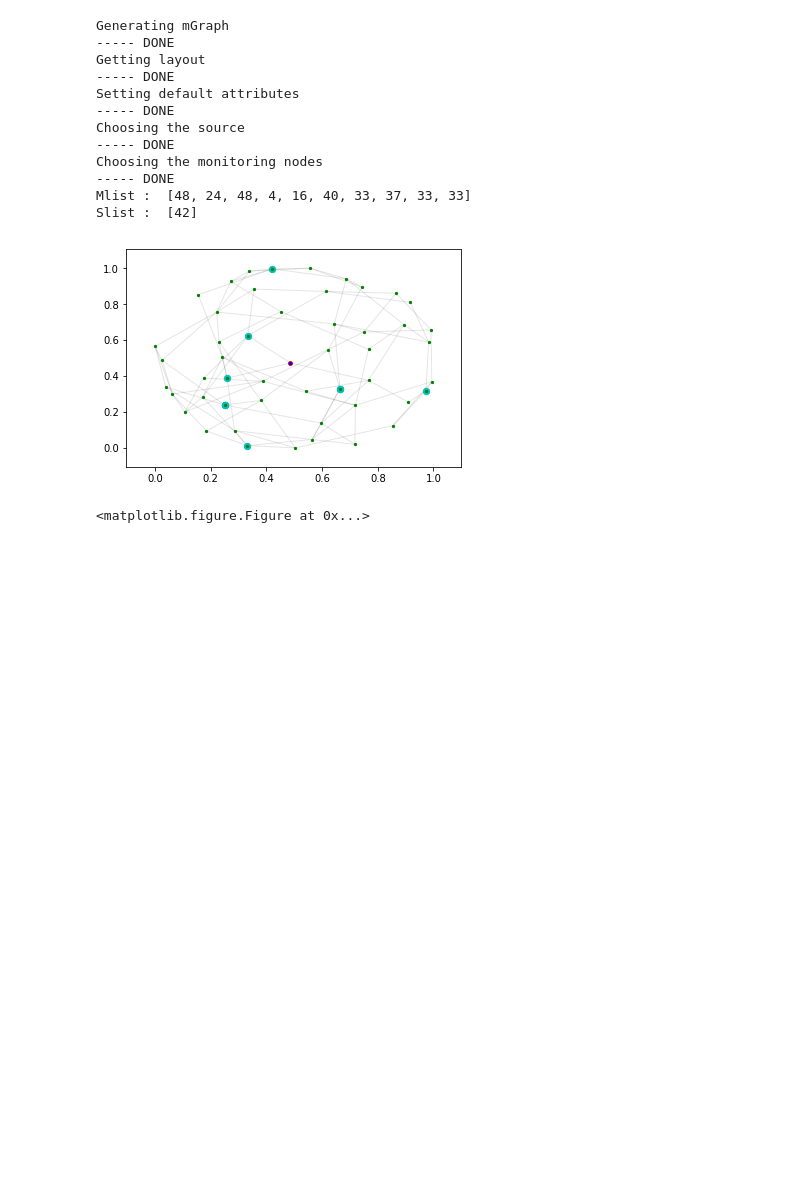
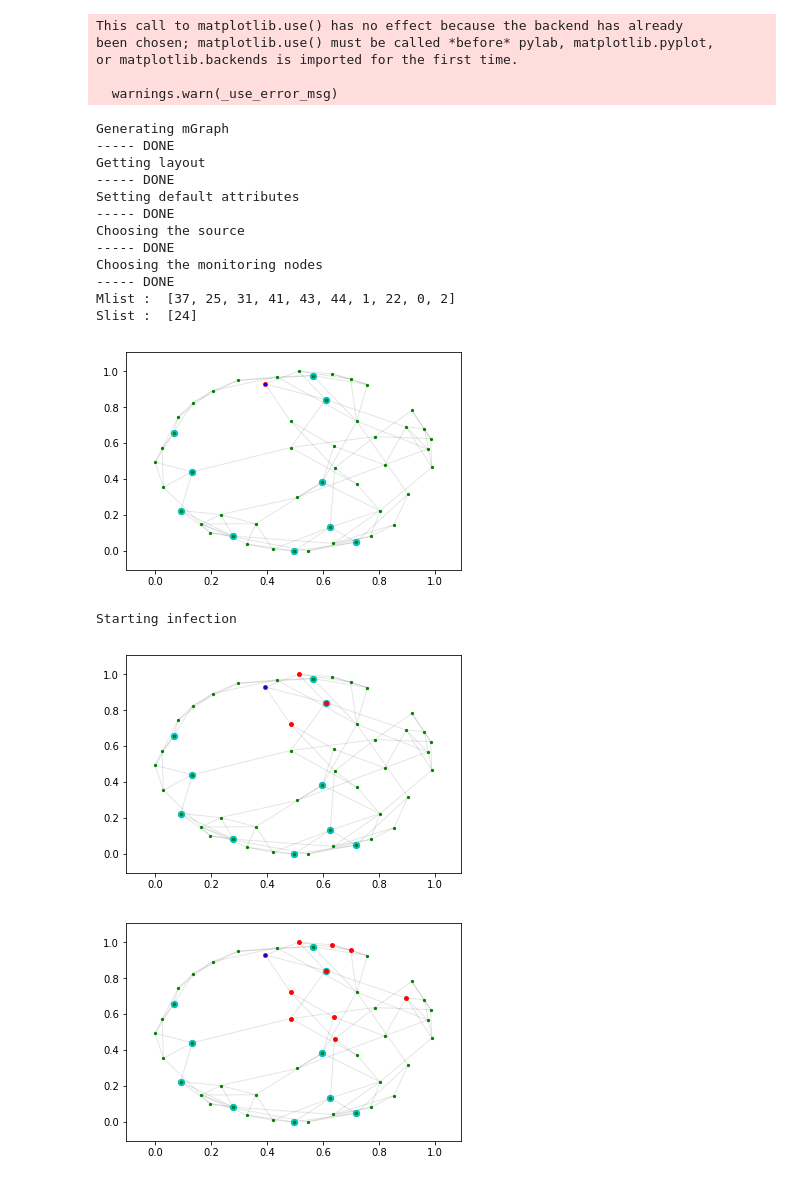
Before and after one commit to N0ciple/MSc-Project, a Jupyter notebook: Test-rum-1-pr-1.ipynb, the cells around one changed output. Drawn from its saved outputs; the diff is of its cells as text; code cells hidden in the pictures; blank space fills up the shorter version.

```diff
--- a/Test-rum-1-pr-1.ipynb
+++ b/Test-rum-1-pr-1.ipynb
@@ -3,34 +1,73 @@ from simulation import *
+# %%
+import matplotlib
+matplotlib.use('TkAgg')
+%matplotlib inline
+from simulation import *
+# %% [output]
+This call to matplotlib.use() has no effect because the backend has already
+been chosen; matplotlib.use() must be called *before* pylab, matplotlib.pyplot,
+or matplotlib.backends is imported for the first time.
+
+  warnings.warn(_use_error_msg)
 # %%
 figureList = list()
 # Parameters definition
 numRumors = 1
 maxThreshold = 1
 numMonitors = 10
 propagProba = 1
 numNodes = 50
 linkProba = 0.2
 monitorTrigger = list()
 numStep = 100
 
 
 
 Graph, Pos, rumorSources, monitorsList = generateGraphReady(numNodes,linkProba,maxThreshold,numRumors,numMonitors)
 
 fig1 =  drawColoredGraph(Graph, Pos, numRumors, rumorSources, monitorsList)
 
-figureList.append(fig1)
+
+print("Starting infection")
+infections = [[] for n in range(numRumors)]
+
+infected = getInfectedList(Graph,numRumors)
+
+j=0
+
+while(len(infected)< len(Graph.nodes())):
+    #print("====================================================\n\n\n\n\n\n\n\n====================================================")
+
+    #for i in Graph.nodes():
+    #    if i in monitorsList:
+    #        print("Node ",str(i),"\t",Graph.node[i])
+
+    Graph = infectionForward(Graph, propagProba, numRumors)
+    infected = getInfectedList(Graph,numRumors)
+
+
+    # j+1 because j=0 is step 1
+    monitorTrigger = updateMonitorTrig(j+1,monitorTrigger,monitorsList,Graph,numRumors)
+    j += 1
+
+    #print(monitorTrigger)
+    #printMonitorTrig(monitorTrigger)
+
+    fig2 = drawColoredGraph(Graph, Pos, numRumors, rumorSources, monitorsList)
 # %% [output]
 Generating mGraph
 ----- DONE
 Getting layout
 ----- DONE
 Setting default attributes
 ----- DONE
 Choosing the source
 ----- DONE
 Choosing the monitoring nodes
 ----- DONE
-Mlist :  [48, 24, 48, 4, 16, 40, 33, 37, 33, 33]
-Slist :  [42]
+Mlist :  [37, 25, 31, 41, 43, 44, 1, 22, 0, 2]
+Slist :  [24]
-[figure, old version]
+[figure, new version]
-<matplotlib.figure.Figure at 0x...>
+Starting infection
+[figure, added]
+[figure, added]
```
Also changed, not shown: parts of 6 cells of this notebook, 2 other files.
